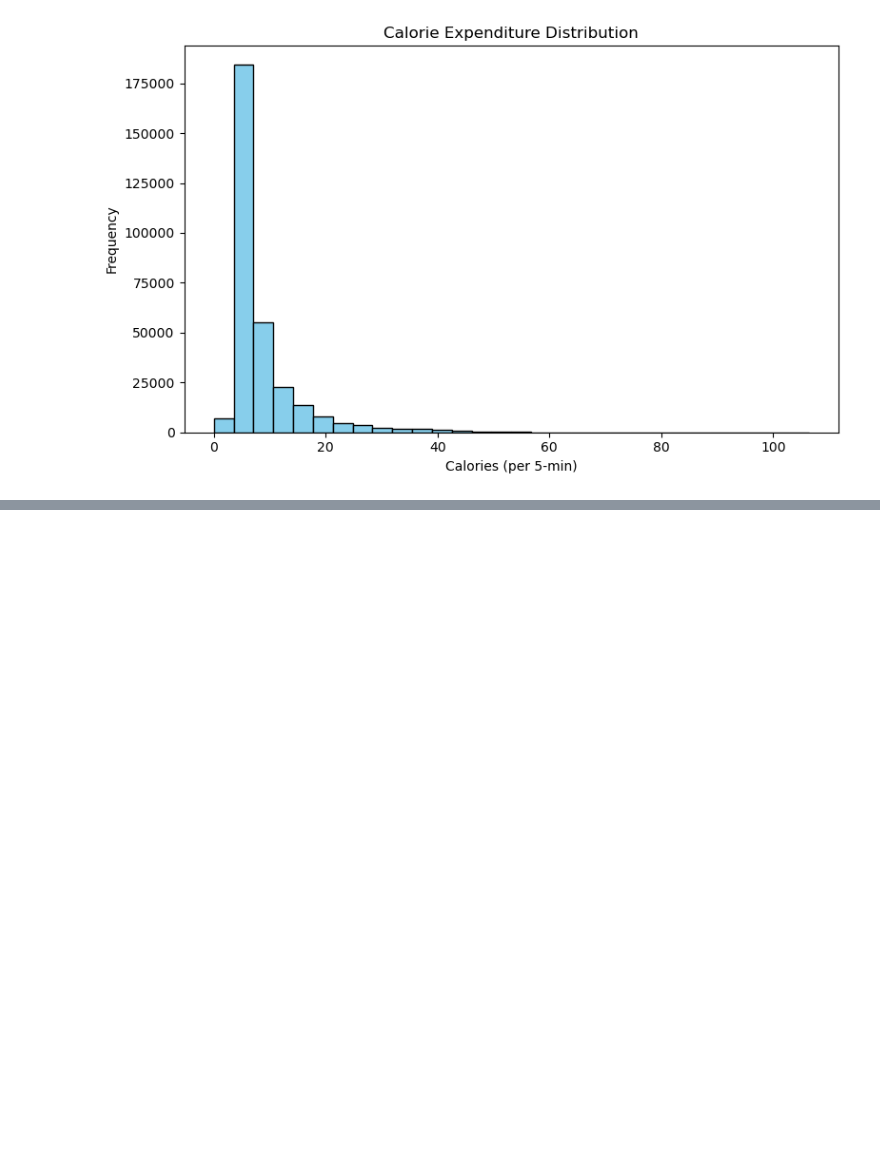
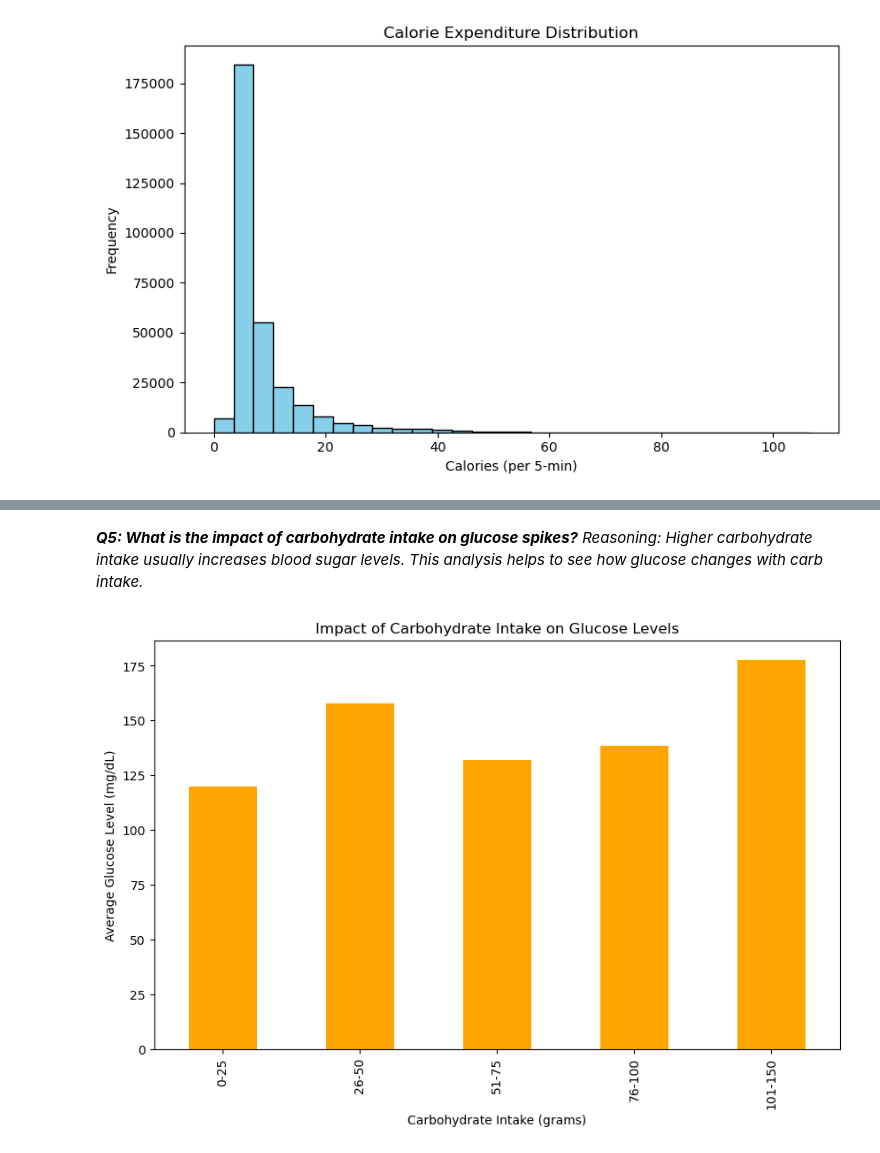
Before and after one commit to msdesh99/Python-Data-Analysis, a Jupyter notebook: Team11_PyQuester_Descriptive_Analysis.ipynb, the cells around one changed output, grey strips where cells are left out. Drawn from its saved outputs; the diff is of its cells as text; code cells hidden in the pictures; blank space fills up the shorter version.

Commit message:
Added 3 questions in the descriptive analysis.

```diff
--- a/Team11_PyQuester_Descriptive_Analysis.ipynb
+++ b/Team11_PyQuester_Descriptive_Analysis.ipynb
@@ -193,0 +224,33 @@ Name: calories, dtype: float64
+# %% [markdown]
+***Q5: What is the impact of carbohydrate intake on glucose spikes?***
+*Reasoning: Higher carbohydrate intake usually increases blood sugar levels. This analysis helps to see how glucose changes with carb intake.*
+# %%
+# Create carb intake bins
+carb_bins = [0, 25, 50, 75, 100, 150]
+carb_labels = ['0-25', '26-50', '51-75', '76-100', '101-150', '151-200']
+
+#  Create carb intake bins
+carb_bins = [0, 25, 50, 75, 100, 150]
+carb_labels = ['0-25', '26-50', '51-75', '76-100', '101-150']
+
+df['carb_group'] = pd.cut(df['carb_input'], bins=carb_bins, labels=carb_labels)
+
+# Calculate average glucose by carb group
+avg_glucose_by_carb = df.groupby('carb_group', observed=False)['glucose'].mean().reset_index()
+
+# Plot
+avg_glucose_by_carb.plot(
+    kind='bar',
+    x='carb_group',
+    y='glucose',
+    color='orange',
+    legend=False,
+    figsize=(10,6)
+)
+
+plt.title("Impact of Carbohydrate Intake on Glucose Levels")
+plt.xlabel("Carbohydrate Intake (grams)")
+plt.ylabel("Average Glucose Level (mg/dL)")
+plt.show()
+# %% [output]
+[figure, added]
```
Also changed, not shown: parts of 5 cells of this notebook.
